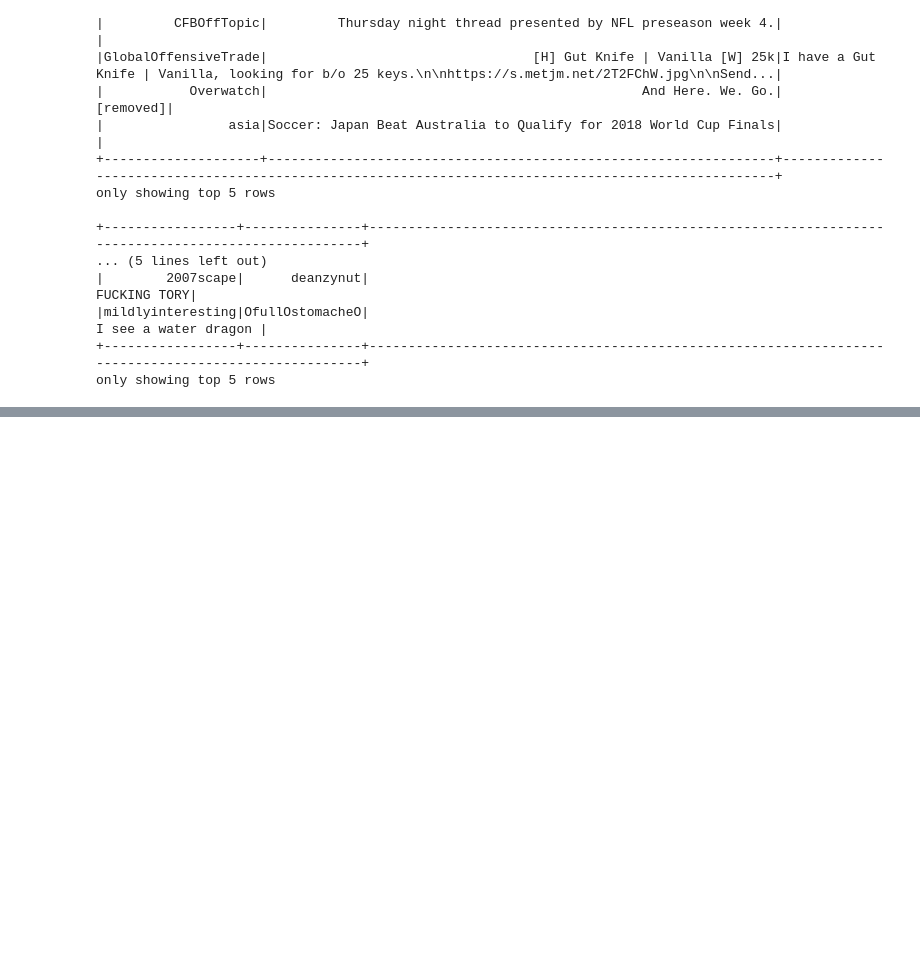
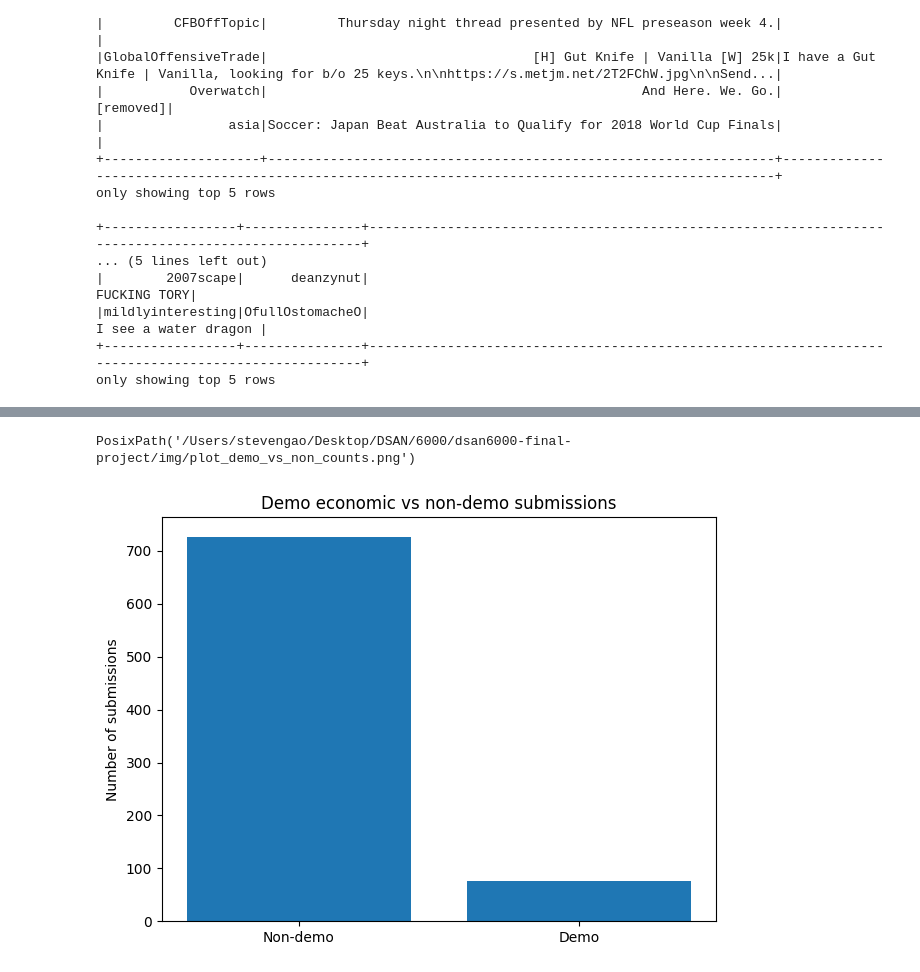
Before and after one commit to stevengao0/dsan6000-final-project, a Jupyter notebook: code/project_eda.ipynb, the cells around one changed output, grey strips where cells are left out. Saved outputs shown, nothing was run; the diff lists cells and outputs as text; code cells hidden in the pictures; blank space fills up the shorter version.

```diff
--- a/code/project_eda.ipynb
+++ b/code/project_eda.ipynb
@@ -261,0 +472,22 @@ only showing top 20 rows
+# %%
+# Plot 3 – Demo vs Non-Demo Counts
+demo_counts_pd = (
+    submissions_feat.groupBy("col_demo_flag")
+    .count()
+    .orderBy("col_demo_flag")
+    .toPandas()
+)
+
+labels = ["Non-demo", "Demo"] if len(demo_counts_pd) == 2 else demo_counts_pd["col_demo_flag"]
+
+plt.figure()
+plt.bar(labels, demo_counts_pd["count"])
+plt.ylabel("Number of submissions")
+plt.title("Demo economic vs non-demo submissions")
+plt.tight_layout()
+path3 = IMG_DIR / "plot_demo_vs_non_counts.png"
+plt.savefig(path3)
+path3
+# %% [output]
+PosixPath('/Users/stevengao/Desktop/DSAN/6000/dsan6000-final-project/img/plot_demo_vs_non_counts.png')
+[figure, added]
```
Also changed, not shown: parts of 31 cells of this notebook, 8 other files.
